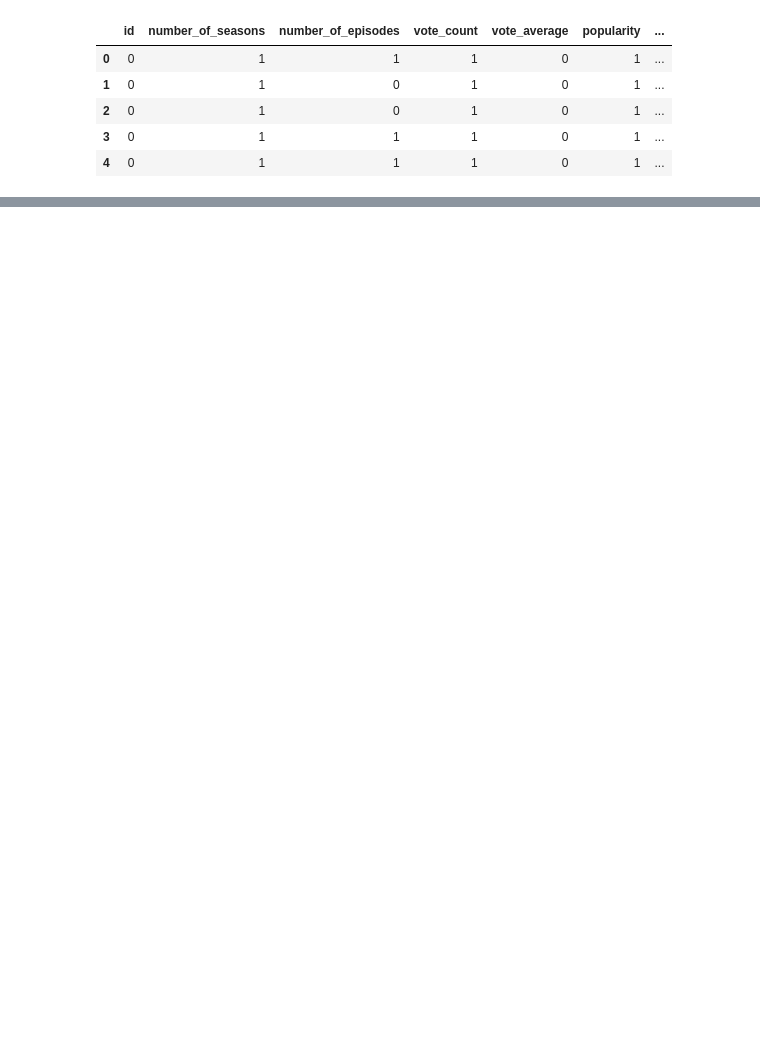
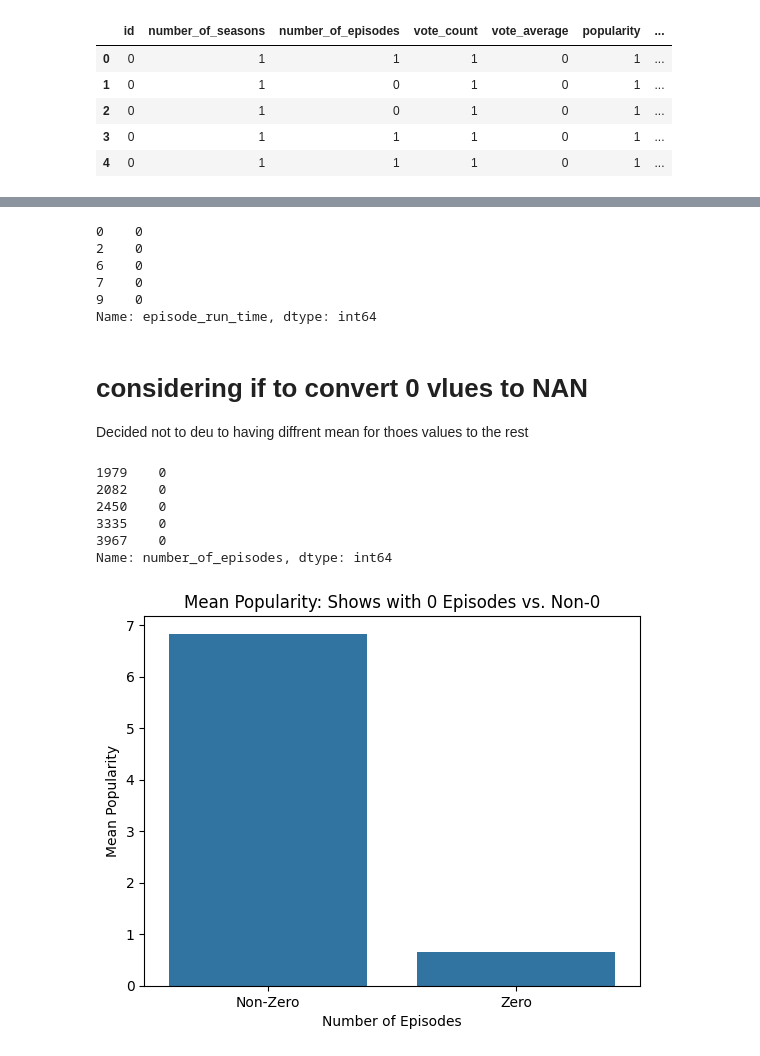
Before and after one commit to omerkobi/MLproject, a Jupyter notebook: data_clansing.ipynb, the cells around one changed output, grey strips where cells are left out. Drawn from its saved outputs; the diff is of its cells as text; code cells hidden in the pictures; blank space fills up the shorter version.

```diff
--- a/data_clansing.ipynb
+++ b/data_clansing.ipynb
@@ -225,0 +298,4 @@ Percentage of Popularity Outliers: 14.45%
+# %%
+# I have year_start values of over 2024 I will convert tham to NAN:
+tv_['year_start'].max()
+tv_.loc[tv_['year_start']>2024,'year_start'] = np.nan
@@ -225,0 +333,37 @@ Percentage of Popularity Outliers: 14.45%
+# %%
+copy =tv_.copy()
+print(copy.loc[copy['episode_run_time'] == 0,'episode_run_time'].head())
+# %% [output]
+0    0
+2    0
+6    0
+7    0
+9    0
+Name: episode_run_time, dtype: int64
+# %% [markdown]
+# considering if to convert 0 vlues to NAN
+Decided not to deu to having diffrent mean for thoes values to the rest
+# %%
+copy =tv_.copy()
+print(copy.loc[copy['number_of_episodes'] == 0,'number_of_episodes'].head())
+# Create a new column to indicate if number_of_episodes is zero or not
+copy['episodes_zero_flag'] = copy['number_of_episodes'].apply(lambda x: 'Zero' if x == 0 else 'Non-Zero')
+
+# Group by the flag and calculate mean popularity
+mean_popularity = copy.groupby('episodes_zero_flag')['popularity'].mean().reset_index()
+
+# Plot
+sns.barplot(data=mean_popularity, x='episodes_zero_flag', y='popularity')
+plt.title('Mean Popularity: Shows with 0 Episodes vs. Non-0')
+plt.ylabel('Mean Popularity')
+plt.xlabel('Number of Episodes')
+plt.show()
+#sns.scatterplot(x=tv_['number_of_episodes'] , y = tv_['popularity'])
+# %% [output]
+1979    0
+2082    0
+2450    0
+3335    0
+3967    0
+Name: number_of_episodes, dtype: int64
+[figure, added]
```
Also changed, not shown: parts of 53 cells of this notebook, 1 other file.
